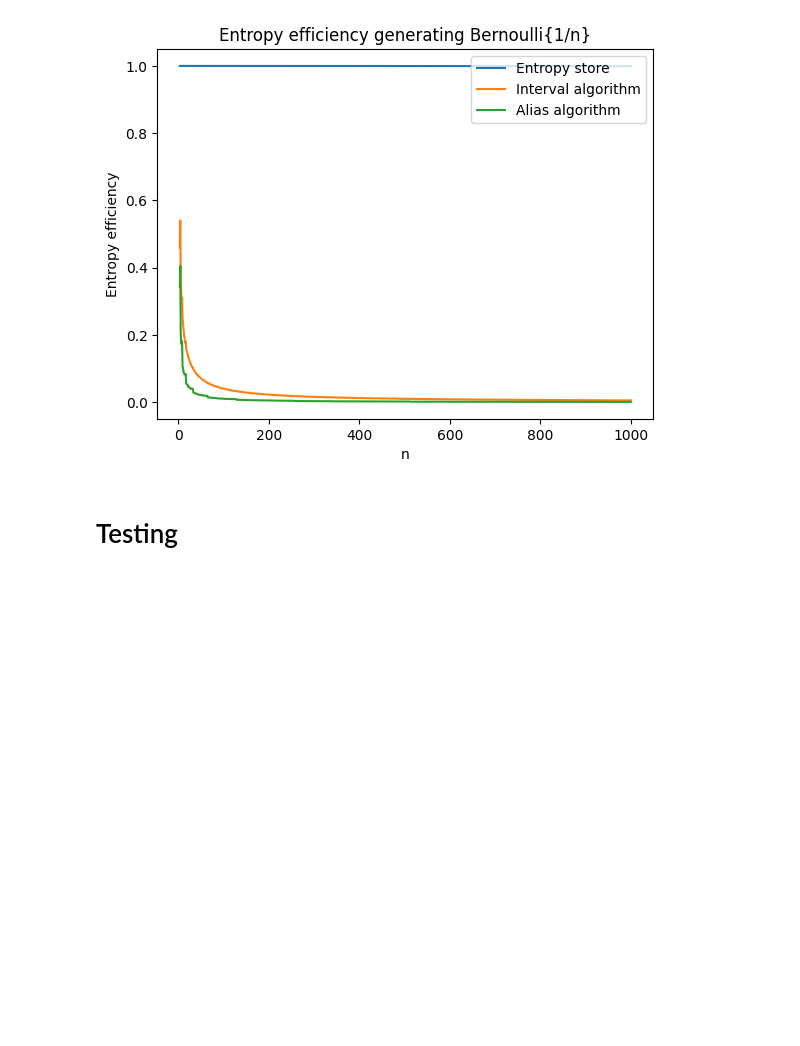
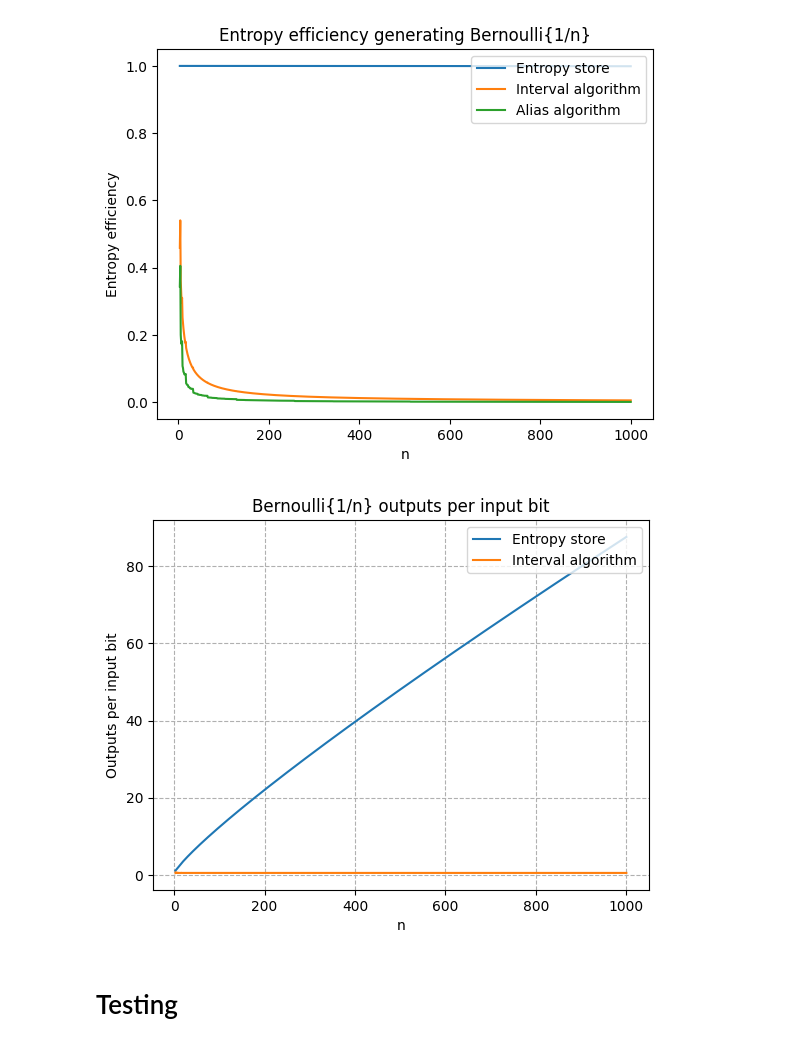
Before and after one commit to calum74/entropy, a Jupyter notebook: reference.ipynb, the cells around one changed output. Drawn from its saved outputs; the diff is of its cells as text; code cells hidden in the pictures; blank space fills up the shorter version.

```diff
--- a/reference.ipynb
+++ b/reference.ipynb
@@ -319,6 +319,26 @@ plt.savefig('bernoulli_efficiency.png', dpi=600)
 plt.show()
 # %% [output]
 [figure]
+# %%
+series = range(3,1001)
+es_output_rate = [1/es32_worst.bernoulli_entropy(1/n) for n in series]
+ia_output_rate = [1/ia.bernoulli_entropy(1/n) for n in series]
+
+plt.clf()
+
+plt.title('Bernoulli{1/n} outputs per input bit')
+
+plt.xlabel('n')
+plt.ylabel('Outputs per input bit')
+
+plt.grid(True, which="both", ls="--")
+plt.plot(series, es_output_rate, label='Entropy store')
+plt.plot(series, ia_output_rate, label='Interval algorithm')
+plt.legend(loc='upper right')
+plt.savefig('bernoulli_rate.png', dpi=600)
+plt.show()
+# %% [output]
+[figure, added]
 # %% [markdown]
 # Testing
 # %%
```
Also changed, not shown: parts of 1 cell of this notebook, 3 other files.
